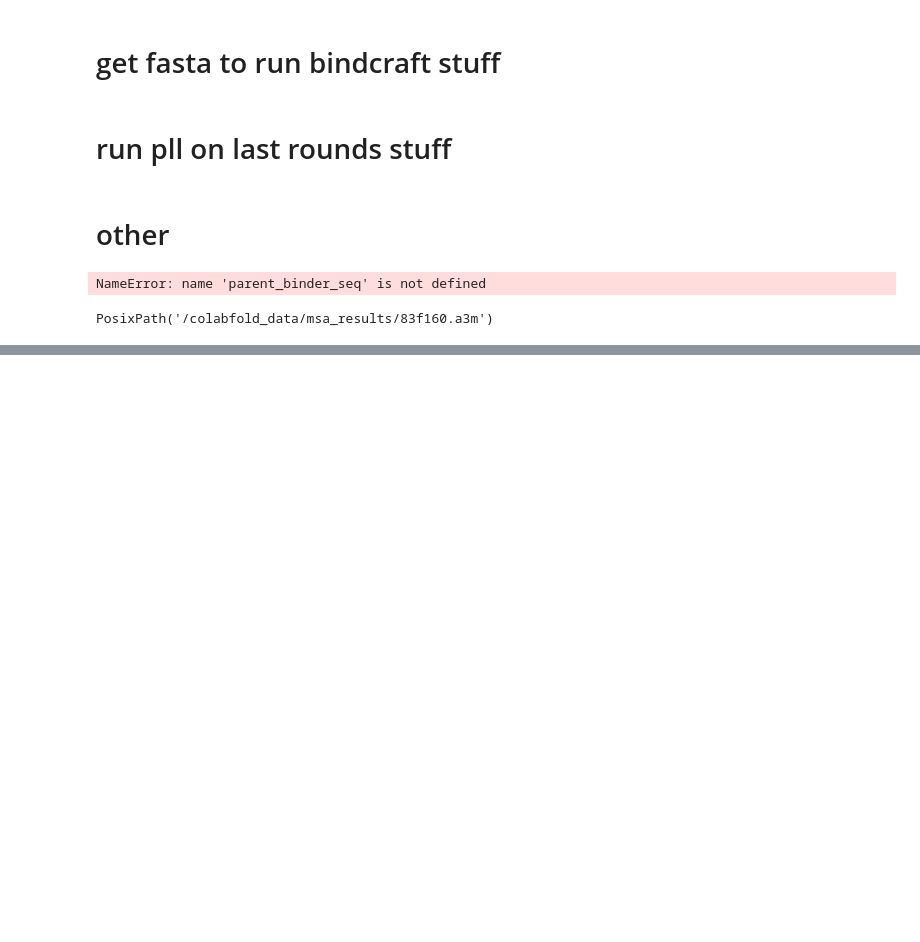
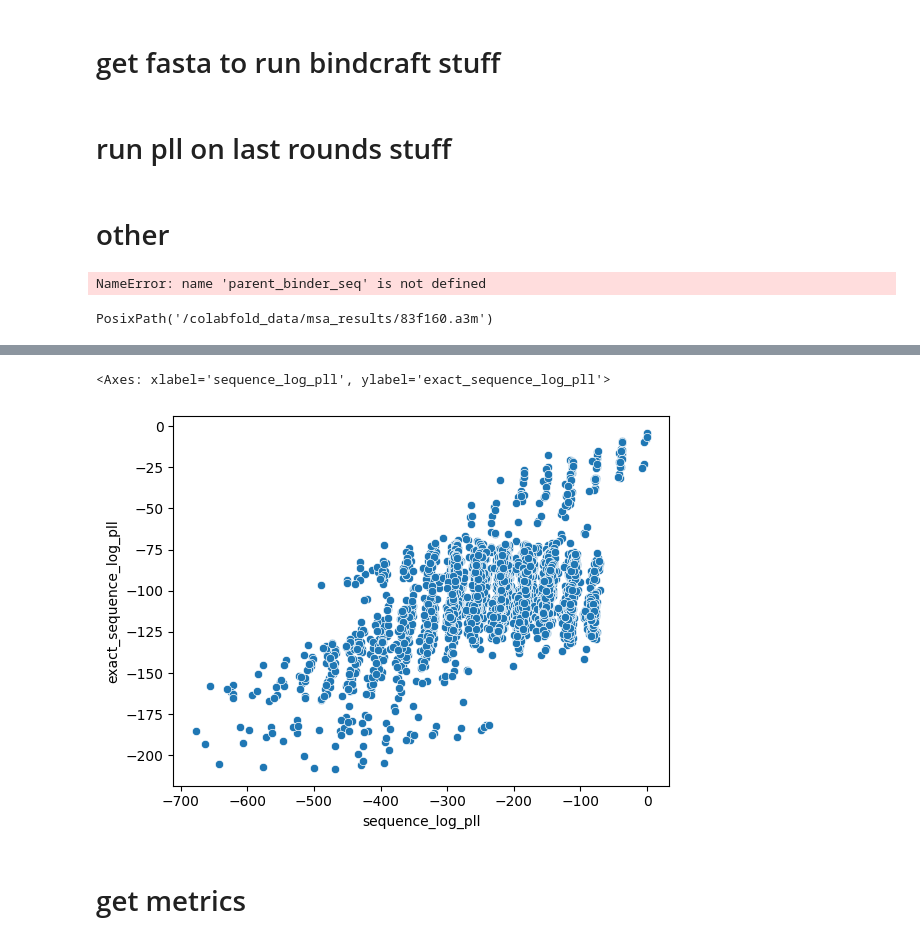
Before and after one commit to ANaka/egfr_binder_rd2, a Jupyter notebook: notebooks/manual_samples.ipynb, the cells around one changed output, grey strips where cells are left out. Cells and saved outputs as stored; diff of their text form; code cells hidden in the pictures; blank space fills up the shorter version.

```diff
--- a/notebooks/manual_samples.ipynb
+++ b/notebooks/manual_samples.ipynb
@@ -7,11 +7,11 @@ import pandas as pd
 
 
 get_msa = modal.Function.lookup("simplefold", 'get_msa_for_binder')
-a3m_from_template = modal.Function.lookup("simplefold", 'a3m_from_template')
 fold_binder = modal.Function.lookup("simplefold", 'fold_binder')
 update_metrics = modal.Function.lookup("simplefold", 'update_metrics_for_all_folded')
 esm2_pll = modal.Function.lookup("esm2-inference", 'process_sequences')
 update_pll_metrics = modal.Function.lookup("esm2-inference", 'update_pll_metrics')
+update_exact_pll_metrics = modal.Function.lookup("esm2-inference", 'update_exact_pll_metrics')
 # %% [markdown]
 # get fasta to run bindcraft stuff
 # %%
@@ -93,0 +76,6 @@ df
+# %%
+plls = update_pll_metrics.remote()
+exact_plls = update_exact_pll_metrics.remote()
+# %%
+
+df = plls.merge(exact_plls.add_prefix('exact_'), left_on='sequence', right_on='exact_sequence')
@@ -93,0 +108,8 @@ df
+# %%
+import seaborn as sns
+sns.scatterplot(data=df, x='sequence_log_pll', y='exact_sequence_log_pll')
+# %% [output]
+<Axes: xlabel='sequence_log_pll', ylabel='exact_sequence_log_pll'>
+[figure, added]
+# %% [markdown]
+# get metrics
```
Also changed, not shown: parts of 17 cells of this notebook, 2 other files.
